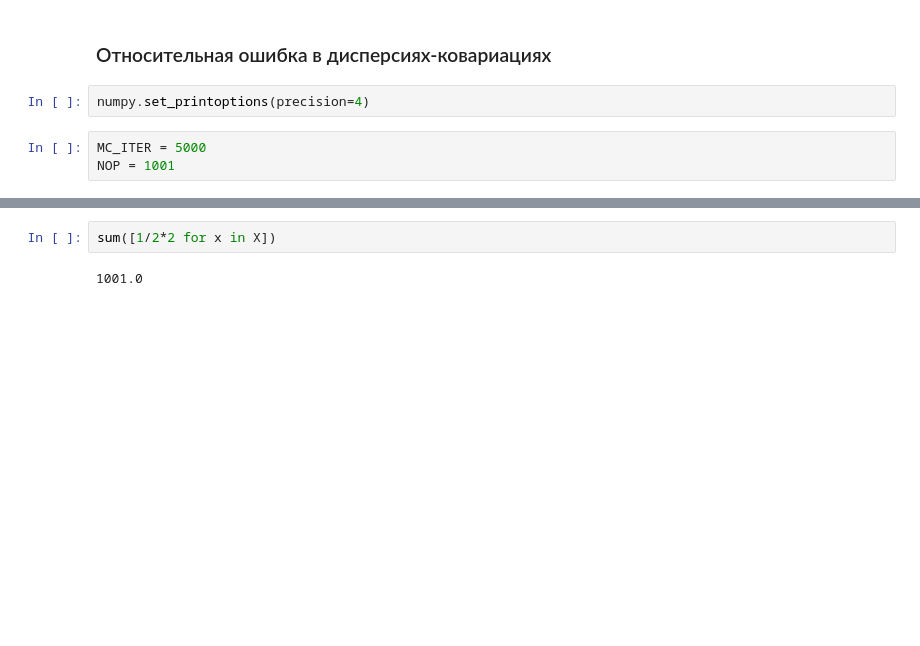
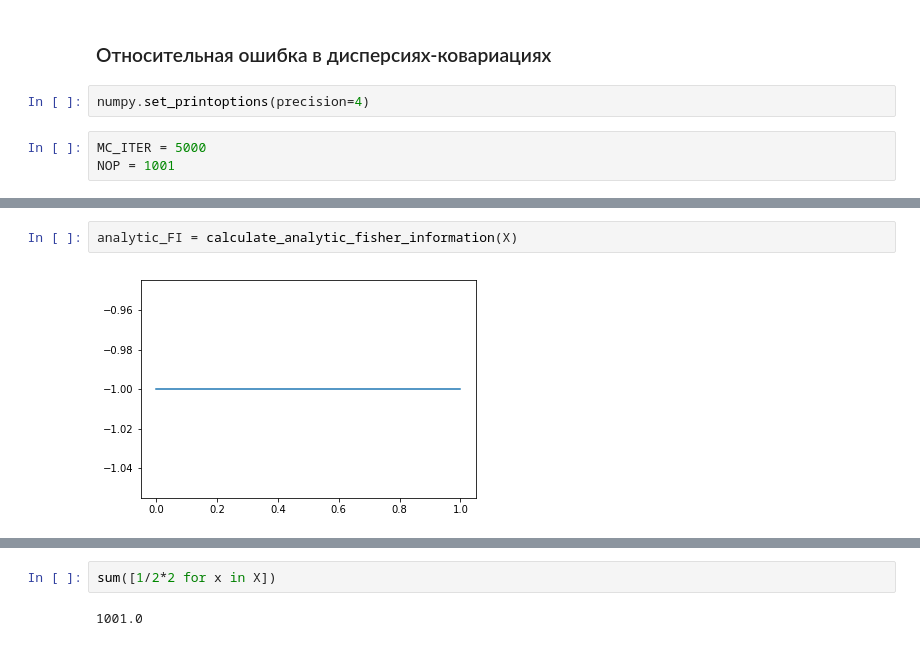
Before and after one commit to vdrhtc/Computer-vision-paper, a Jupyter notebook: Testing Cramer-Rao.ipynb, the cells around one changed output, grey strips where cells are left out. Drawn from its saved outputs; the diff is of its cells as text; blank space fills up the shorter version.

```diff
--- a/Testing Cramer-Rao.ipynb
+++ b/Testing Cramer-Rao.ipynb
@@ -366 +367,5 @@ compare(results_gau, True)
+# %%
+analytic_FI = calculate_analytic_fisher_information(X)
+# %% [output]
+[figure, added]
 # %%
```
Also changed, not shown: parts of 13 cells of this notebook, 6 other files.
